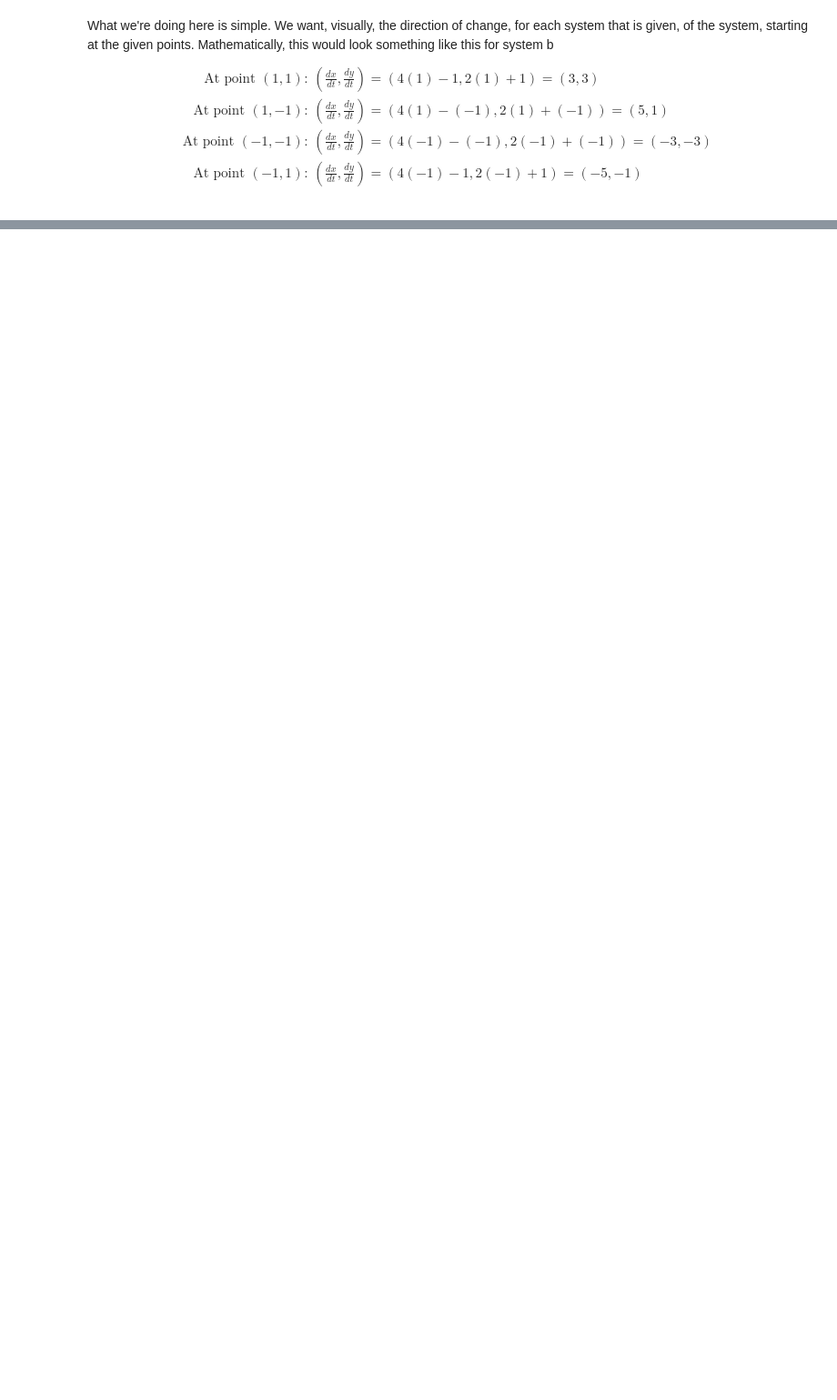
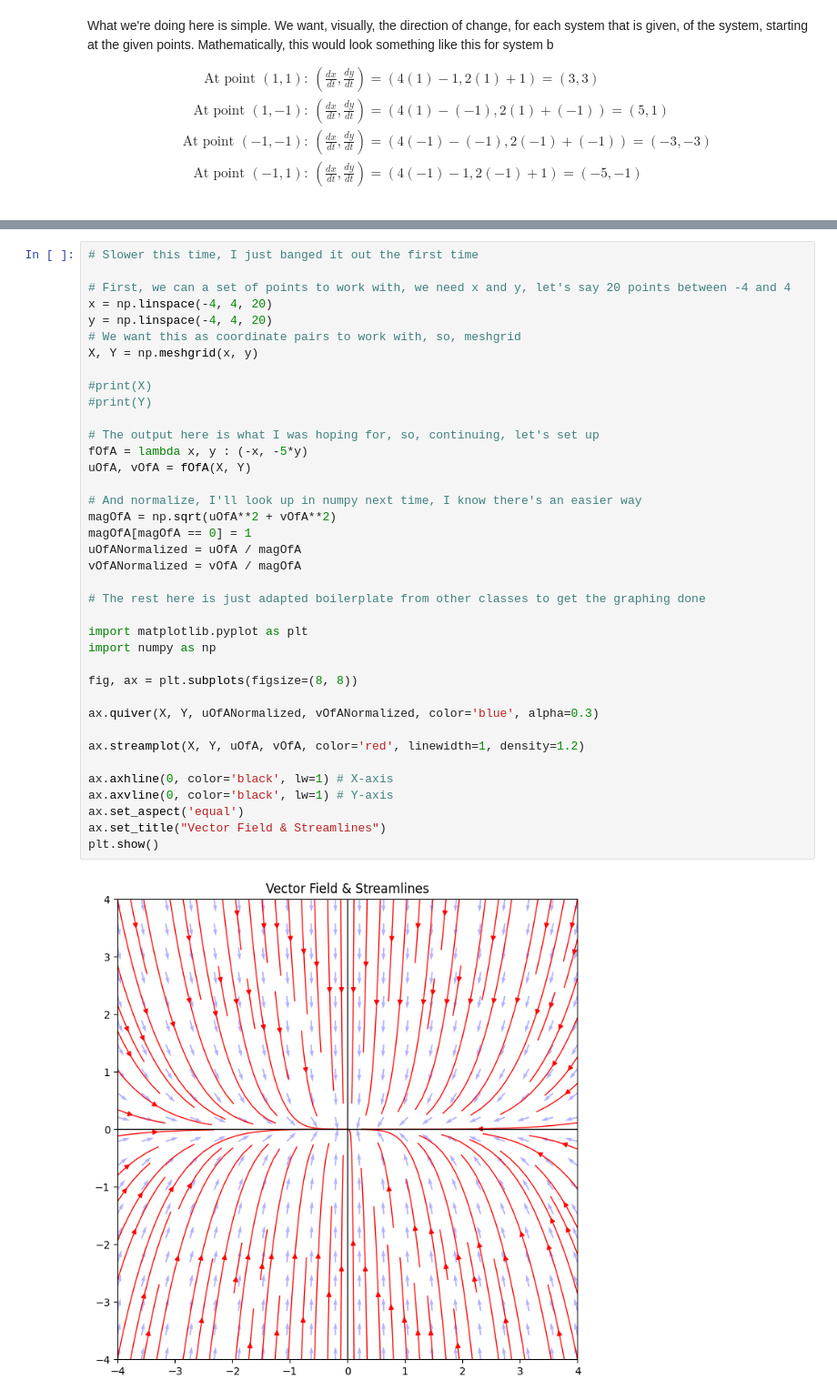
Before and after one commit to MeVsTheVoices/MATH675, a Jupyter notebook: Homework-1.ipynb, the cells around one changed output, grey strips where cells are left out. Shown at 91% size. Saved outputs shown, nothing was run; the diff lists cells and outputs as text; blank space fills up the shorter version.

Commit message:
Done with the main chunk of part 1

```diff
--- a/Homework-1.ipynb
+++ b/Homework-1.ipynb
@@ -92,0 +108,40 @@ $
+# %%
+# Slower this time, I just banged it out the first time
+
+# First, we can a set of points to work with, we need x and y, let's say 20 points between -4 and 4
+x = np.linspace(-4, 4, 20)
+y = np.linspace(-4, 4, 20)
+# We want this as coordinate pairs to work with, so, meshgrid
+X, Y = np.meshgrid(x, y)
+
+#print(X)
+#print(Y)
+
+# The output here is what I was hoping for, so, continuing, let's set up
+fOfA = lambda x, y : (-x, -5*y)
+uOfA, vOfA = fOfA(X, Y)
+
+# And normalize, I'll look up in numpy next time, I know there's an easier way
+magOfA = np.sqrt(uOfA**2 + vOfA**2)
+magOfA[magOfA == 0] = 1
+uOfANormalized = uOfA / magOfA
+vOfANormalized = vOfA / magOfA
+
+# The rest here is just adapted boilerplate from other classes to get the graphing done
+
+import matplotlib.pyplot as plt
+import numpy as np
+
+fig, ax = plt.subplots(figsize=(8, 8))
+
+ax.quiver(X, Y, uOfANormalized, vOfANormalized, color='blue', alpha=0.3)
+
+ax.streamplot(X, Y, uOfA, vOfA, color='red', linewidth=1, density=1.2)
+
+ax.axhline(0, color='black', lw=1) # X-axis
+ax.axvline(0, color='black', lw=1) # Y-axis
+ax.set_aspect('equal')
+ax.set_title("Vector Field & Streamlines")
+plt.show()
+# %% [output]
+[figure, added]
```
Also changed, not shown: parts of 5 cells of this notebook.
